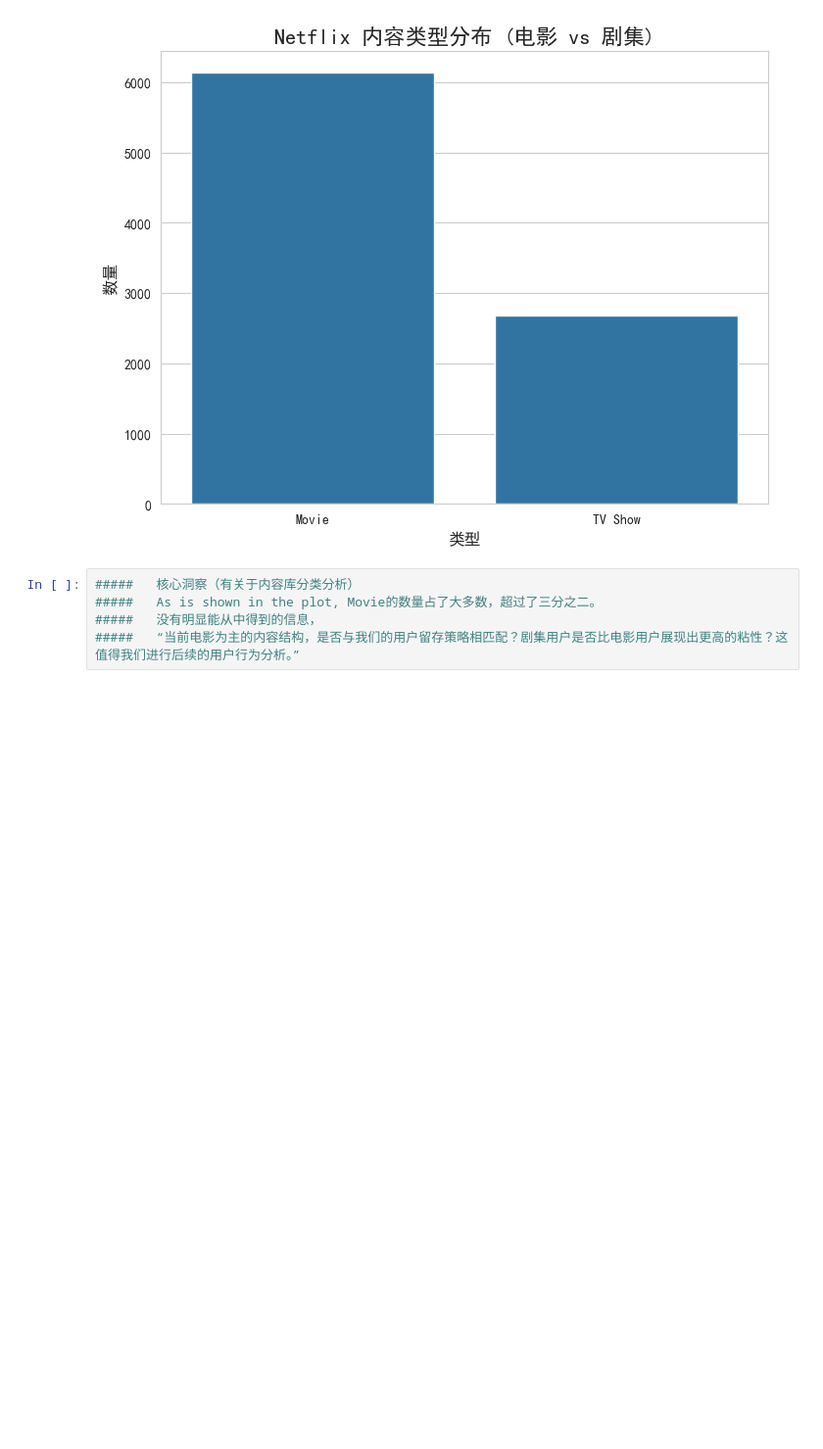
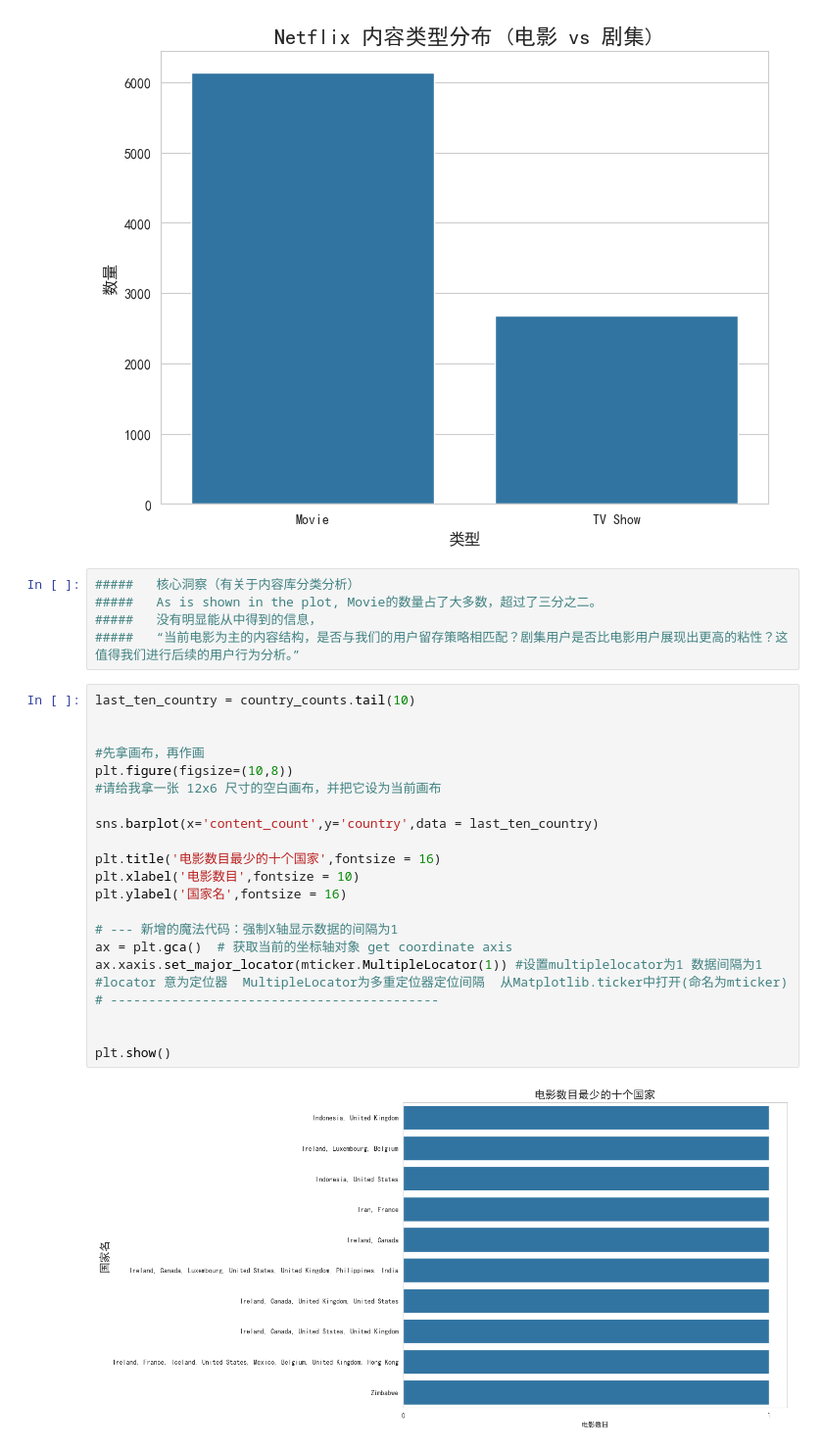
Before and after one commit to fengliuchuan74-crypto/Netflix-data-analysis-journey, a Jupyter notebook: Day5_Data_Visualization_and_EDA.ipynb, the cells around one changed output. Shown: that part at 98% size. Cells and saved outputs as stored; diff of their text form; blank space fills up the shorter version.

```diff
--- a/Day5_Data_Visualization_and_EDA.ipynb
+++ b/Day5_Data_Visualization_and_EDA.ipynb
@@ -161,3 +161,27 @@ plt.show()
 #####   As is shown in the plot, Movie的数量占了大多数，超过了三分之二。
 #####   没有明显能从中得到的信息，
 #####   “当前电影为主的内容结构，是否与我们的用户留存策略相匹配？剧集用户是否比电影用户展现出更高的粘性？这值得我们进行后续的用户行为分析。”
+# %%
+last_ten_country = country_counts.tail(10)
+
+
+#先拿画布，再作画
+plt.figure(figsize=(10,8))
+#请给我拿一张 12x6 尺寸的空白画布，并把它设为当前画布
+
+sns.barplot(x='content_count',y='country',data = last_ten_country)
+
+plt.title('电影数目最少的十个国家',fontsize = 16)
+plt.xlabel('电影数目',fontsize = 10)
+plt.ylabel('国家名',fontsize = 16)
+
+# --- 新增的魔法代码：强制X轴显示数据的间隔为1
+ax = plt.gca()  # 获取当前的坐标轴对象 get coordinate axis
+ax.xaxis.set_major_locator(mticker.MultipleLocator(1)) #设置multiplelocator为1 数据间隔为1
+#locator 意为定位器  MultipleLocator为多重定位器定位间隔  从Matplotlib.ticker中打开(命名为mticker)
+# -------------------------------------------
+
+
+plt.show()
+# %% [output]
+[figure, added]
```
